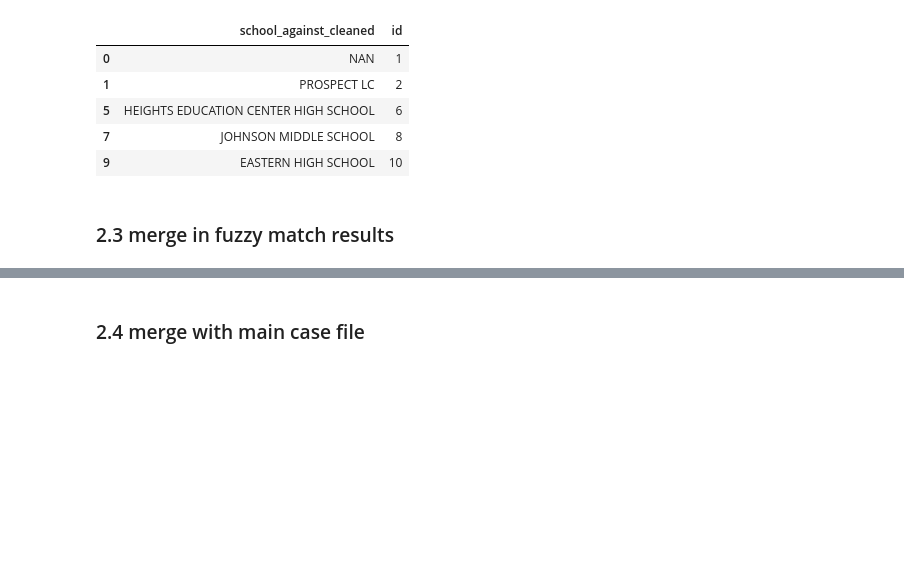
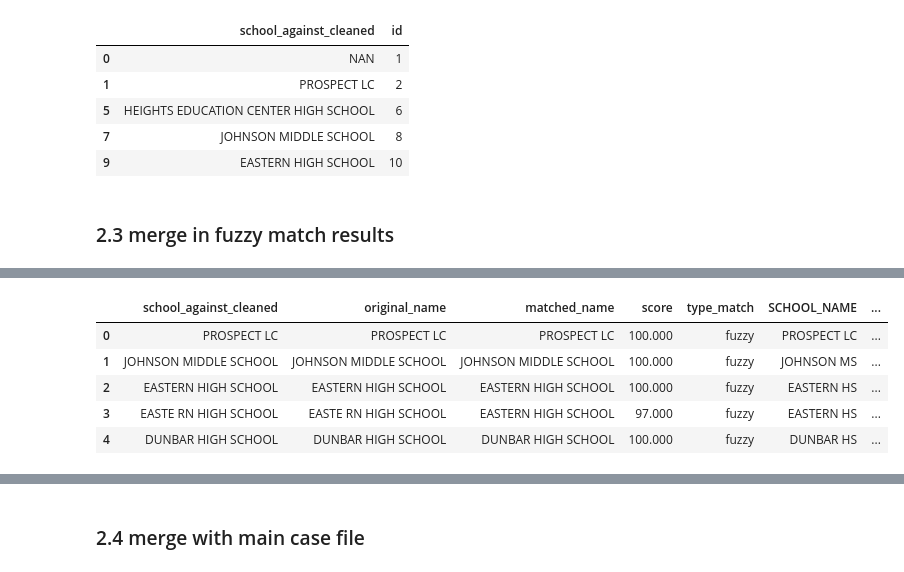
Before and after one commit to rebeccajohnson88/rights_towhat_chapter, a Jupyter notebook: code/03_merge_withdem.ipynb, the cells around one changed output, grey strips where cells are left out. Drawn from its saved outputs; the diff is of its cells as text; code cells hidden in the pictures; blank space fills up the shorter version.

```diff
--- a/code/03_merge_withdem.ipynb
+++ b/code/03_merge_withdem.ipynb
@@ -190,10 +257,11 @@ cc_data_2 = pd.read_csv(base_path + "data/dc/intermediate/dc_ccd_pull2.csv",
 
 ## find overlapping cols
 cc_data_1_topull = cc_data_1.columns.difference(cc_data_2.columns).tolist() + \
-                    ["School ID - NCES Assigned [Public School] Latest available year"]
+                    ["School Name",
+                     "School ID - NCES Assigned [Public School] Latest available year"]
 # %%
 ## merge excluding
 cc_data_merged = pd.merge(cc_data_1[cc_data_1_topull],
                           cc_data_2,
-                          on = "School ID - NCES Assigned [Public School] Latest available year",
+                          on = "School Name",
                          how = "left")
@@ -205,8 +293,7 @@ cc_data_merged.columns = cc_cleancols
 
 ## create crosswalk to do matching
 cc_crosswalk = cc_data_merged[['SCHOOL_NAME',
-                        'SCHOOL_ID_-_NCES_ASSIGNED__PUBLIC_SCHOOL__LATEST_AVAILABLE_YEAR']].copy().drop_duplicates()
+                        'AGENCY_ID_-_NCES_ASSIGNED__PUBLIC_SCHOOL__LATEST_AVAILABLE_YEAR']].copy().drop_duplicates()
 
 
 cc_crosswalk['name_tocompare'] = [replace_schooltype(one_school) for one_school in cc_crosswalk.SCHOOL_NAME]
-cc_crosswalk.head()
@@ -245,7 +325,7 @@ cc_crosswalk.to_csv(base_path + "data/dc/intermediate/nces_schoolnames.csv")
 filings_crosswalk.to_csv(base_path + "data/dc/intermediate/filings_names.csv")
 
 
-id_rename_dict = {'SCHOOL_ID_-_NCES_ASSIGNED__PUBLIC_SCHOOL__LATEST_AVAILABLE_YEAR':
+id_rename_dict = {'AGENCY_ID_-_NCES_ASSIGNED__PUBLIC_SCHOOL__LATEST_AVAILABLE_YEAR':
                       'nces_id'}
 # %%
 ## Ran script: 03helper_fuzzymatch_nces.csv
@@ -349,15 +411,24 @@ Name: matched_manually, dtype: int64
 # %%
 
 
 ## merge in nces ID based on matched name
 filings_crosswalk_wid = pd.merge(filings_crosswalk_both,
                                 cc_crosswalk,
                                  left_on = 'matched_name',
                                  right_on = 'name_tocompare',
                                  how = "left").drop_duplicates()
 
+filings_crosswalk_wid.head()
 filings_crosswalk_wid.rename(columns = id_rename_dict, inplace = True)
 filings_crosswalk_tomerge = filings_crosswalk_wid[['nces_id', 'school_against_cleaned',
-                                                  'name_tocompare']].copy()
-filings_crosswalk_tomerge.rename(columns = {'name_tocompare': 'nces_name'},
+                                                  'name_tocompare',
+                                                  'SCHOOL_NAME']].copy()
+filings_crosswalk_tomerge.rename(columns = {'SCHOOL_NAME': 'nces_name'},
                                 inplace = True)
+# %% [output]
+|  | school_against_cleaned | original_name | matched_name | score | type_match | SCHOOL_NAME | ... |
+| 0 | PROSPECT LC | PROSPECT LC | PROSPECT LC | 100.000 | fuzzy | PROSPECT LC | ... |
+| 1 | JOHNSON MIDDLE SCHOOL | JOHNSON MIDDLE SCHOOL | JOHNSON MIDDLE SCHOOL | 100.000 | fuzzy | JOHNSON MS | ... |
+| 2 | EASTERN HIGH SCHOOL | EASTERN HIGH SCHOOL | EASTERN HIGH SCHOOL | 100.000 | fuzzy | EASTERN HS | ... |
+| 3 | EASTE RN HIGH SCHOOL | EASTE RN HIGH SCHOOL | EASTERN HIGH SCHOOL | 97.000 | fuzzy | EASTERN HS | ... |
+| 4 | DUNBAR HIGH SCHOOL | DUNBAR HIGH SCHOOL | DUNBAR HIGH SCHOOL | 100.000 | fuzzy | DUNBAR HS | ... |
```
Also changed, not shown: parts of 34 cells of this notebook.
